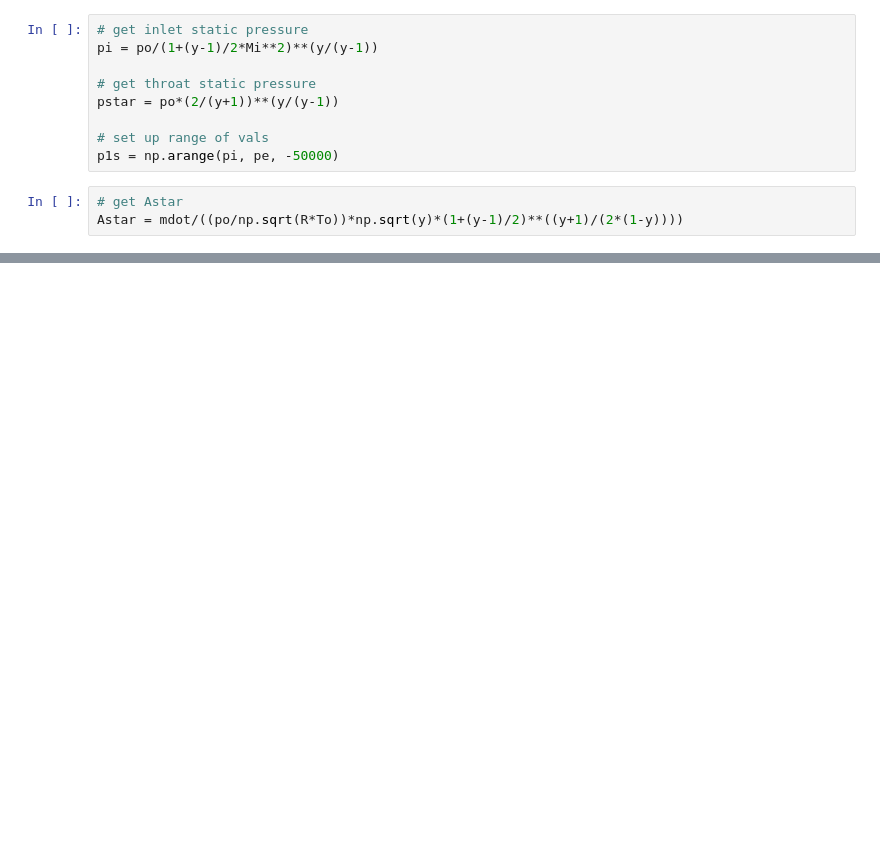
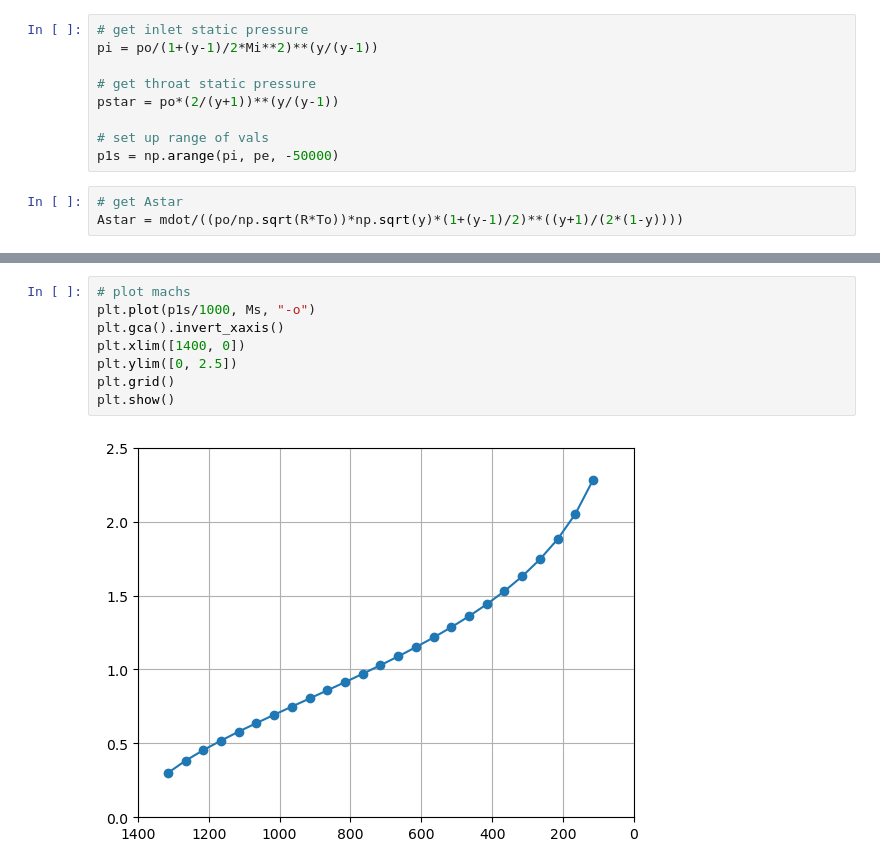
Before and after one commit to sladesladeslade/SchoolStuff, a Jupyter notebook: gasDynamics/Exam 2/brooks_exam2_p3.ipynb, the cells around one changed output, grey strips where cells are left out. Drawn from its saved outputs; the diff is of its cells as text; blank space fills up the shorter version.

```diff
--- a/gasDynamics/Exam 2/brooks_exam2_p3.ipynb
+++ b/gasDynamics/Exam 2/brooks_exam2_p3.ipynb
@@ -49,0 +44,10 @@ Too many iterations in Newton-Raphson
+# %%
+# plot machs
+plt.plot(p1s/1000, Ms, "-o")
+plt.gca().invert_xaxis()
+plt.xlim([1400, 0])
+plt.ylim([0, 2.5])
+plt.grid()
+plt.show()
+# %% [output]
+[figure, added]
```
Also changed, not shown: parts of 4 cells of this notebook.
